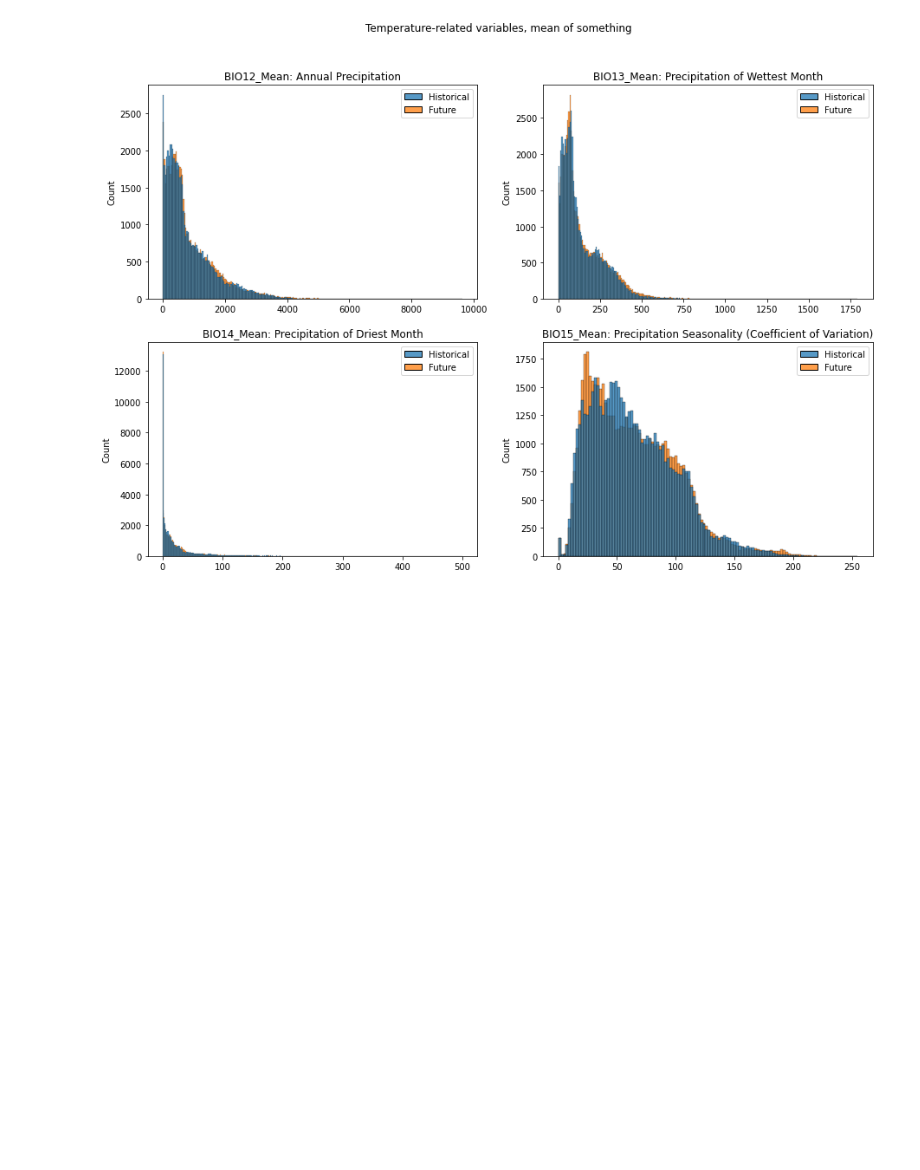
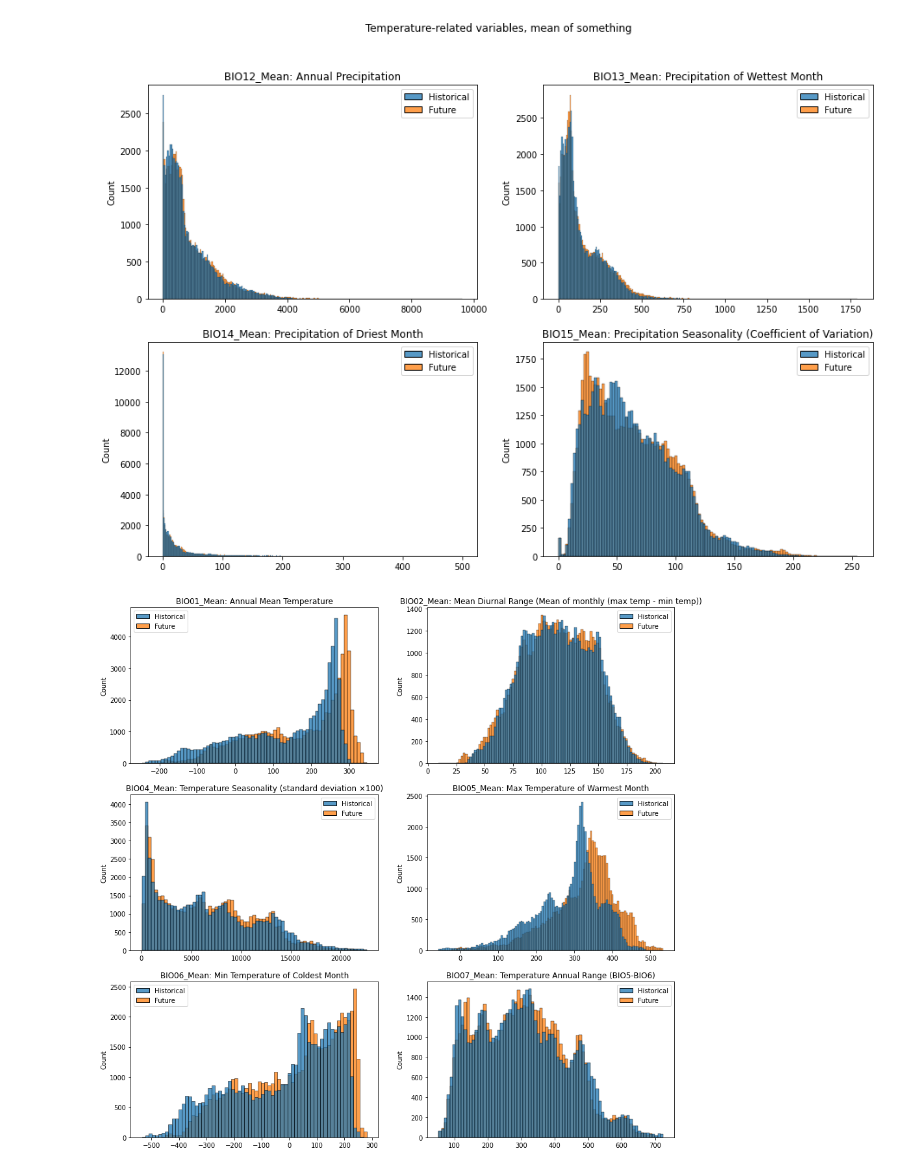
Before and after one commit to RyokoNod/sdm-asian-elephants, a Jupyter notebook: data_exploration/exploratory_analysis_wc30as.ipynb, the cells around one changed output. Cells and saved outputs as stored; diff of their text form; code cells hidden in the pictures; blank space fills up the shorter version.

```diff
--- a/data_exploration/exploratory_analysis_wc30as.ipynb
+++ b/data_exploration/exploratory_analysis_wc30as.ipynb
@@ -198,5 +198,15 @@ for idx,ax in zip(group4, axes.flat):
 # %% [output]
 [figure]
 # %%
-1,2,4,5,6,7,
-8,9, 10, 11
+anomalies_g1 = ["BIO01_Mean", "BIO02_Mean", "BIO04_Mean", "BIO05_Mean", "BIO06_Mean", "BIO07_Mean"]
+anomalies_g2   = ["BIO08_Mean", "BIO09_Mean", "BIO10_Mean", "BIO11_Mean"]
+
+fig, axes = plt.subplots(3, 2, figsize=(15, 15))
+
+for idx,ax in zip(anomalies_g1, axes.flat):
+    sns.histplot(ax=ax,data={"Historical": present[idx], "Future": future[idx]})
+    ax.set_title(idx+": "+var_dict[idx])
+
+plt.savefig("../../visualizations/wctemp_dist1.png")
+# %% [output]
+[figure, added]
```
Also changed, not shown: parts of 7 cells of this notebook.
